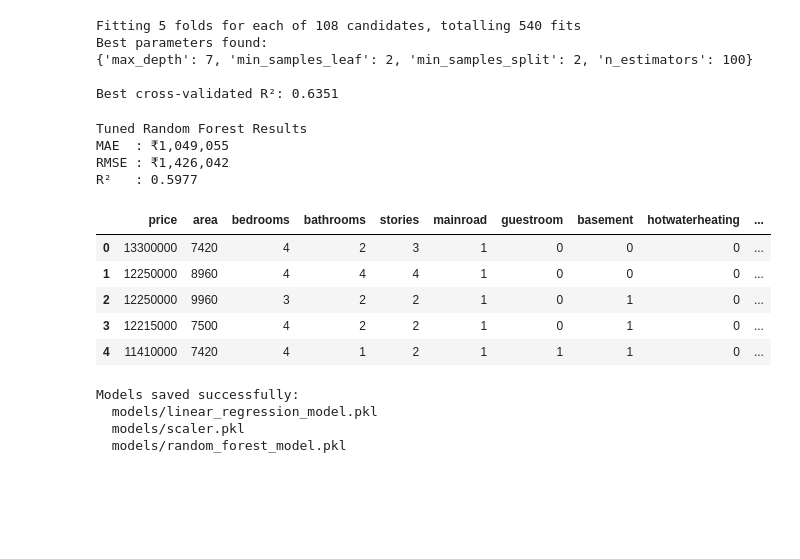
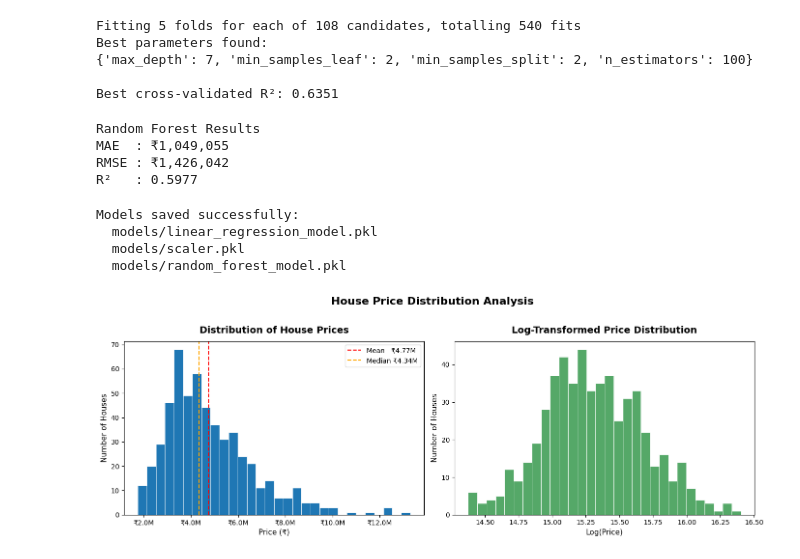
Before and after one commit to Venkatavishnuvardhanthota/House_Price_Prediction, a Jupyter notebook: notebooks/analysis.ipynb, the cells around one changed output. Cells and saved outputs as stored; diff of their text form; code cells hidden in the pictures; blank space fills up the shorter version.

Commit message:
Task 4: 5 visualizations created and saved to charts/

```diff
--- a/notebooks/analysis.ipynb
+++ b/notebooks/analysis.ipynb
@@ -214,32 +224,23 @@ Best parameters found:
 Best cross-validated R²: 0.6351
 # %%
 # Training final model with best parameters
-rf_model = grid_search.best_estimator_
+rf_base = grid_search.best_estimator_
 
-y_pred_rf = rf_model.predict(X_test)
+y_pred_rf = rf_base.predict(X_test)
 
 mae_rf  = mean_absolute_error(y_test, y_pred_rf)
 rmse_rf = np.sqrt(mean_squared_error(y_test, y_pred_rf))
 r2_rf   = r2_score(y_test, y_pred_rf)
 
-print("Tuned Random Forest Results")
+print("Random Forest Results")
 print(f"MAE  : ₹{mae_rf:,.0f}")
 print(f"RMSE : ₹{rmse_rf:,.0f}")
 print(f"R²   : {r2_rf:.4f}")
 # %% [output]
-Tuned Random Forest Results
+Random Forest Results
 MAE  : ₹1,049,055
 RMSE : ₹1,426,042
 R²   : 0.5977
-# %%
-display(df.head())
-# %% [output]
-|  | price | area | bedrooms | bathrooms | stories | mainroad | guestroom | basement | hotwaterheating | ... |
-| 0 | 13300000 | 7420 | 4 | 2 | 3 | 1 | 0 | 0 | 0 | ... |
-| 1 | 12250000 | 8960 | 4 | 4 | 4 | 1 | 0 | 0 | 0 | ... |
-| 2 | 12250000 | 9960 | 3 | 2 | 2 | 1 | 0 | 1 | 0 | ... |
-| 3 | 12215000 | 7500 | 4 | 2 | 2 | 1 | 0 | 1 | 0 | ... |
-| 4 | 11410000 | 7420 | 4 | 1 | 2 | 1 | 1 | 1 | 0 | ... |
 # %%
 import joblib
 
@@ -258,3 +257,58 @@ Models saved successfully:
   models/linear_regression_model.pkl
   models/scaler.pkl
   models/random_forest_model.pkl
+# %%
+# Task 4 — Visualizations
+
+sns.set_theme(style='whitegrid', palette='muted', font_scale=1.1)
+plt.rcParams['figure.dpi']      = 150
+plt.rcParams['savefig.bbox']    = 'tight'
+plt.rcParams['savefig.facecolor'] = 'white'
+# %%
+# Chart 1 — Price Distribution Histogram
+
+fig, axes = plt.subplots(1, 2, figsize=(14, 5))
+
+axes[0].hist(
+    df['price'],
+    bins    = 30,
+    edgecolor = 'white',
+    linewidth = 0.6
+)
+axes[0].set_title('Distribution of House Prices',
+                   fontsize=14, fontweight='bold', pad=12)
+axes[0].set_xlabel('Price (₹)', fontsize=11)
+axes[0].set_ylabel('Number of Houses', fontsize=11)
+axes[0].xaxis.set_major_formatter(
+    plt.FuncFormatter(lambda x, _: f'₹{x/1e6:.1f}M')
+)
+
+# Add mean and median lines
+mean_price   = df['price'].mean()
+median_price = df['price'].median()
+axes[0].axvline(mean_price,   color='red',    linestyle='--',
+                linewidth=1.5, label=f'Mean   ₹{mean_price/1e6:.2f}M')
+axes[0].axvline(median_price, color='orange', linestyle='--',
+                linewidth=1.5, label=f'Median ₹{median_price/1e6:.2f}M')
+axes[0].legend(fontsize=10)
+
+axes[1].hist(
+    np.log1p(df['price']),
+    bins      = 30,
+    color     = '#55A868',
+    edgecolor = 'white',
+    linewidth = 0.6
+)
+axes[1].set_title('Log-Transformed Price Distribution',
+                   fontsize=14, fontweight='bold', pad=12)
+axes[1].set_xlabel('Log(Price)', fontsize=11)
+axes[1].set_ylabel('Number of Houses', fontsize=11)
+
+plt.suptitle('House Price Distribution Analysis',
+             fontsize=16, fontweight='bold', y=1.02)
+
+plt.tight_layout()
+plt.savefig('../charts/chart1_price_distribution.png')
+plt.show()
+# %% [output]
+[figure, added]
```
Also changed, not shown: parts of 7 cells of this notebook, 6 other files.
